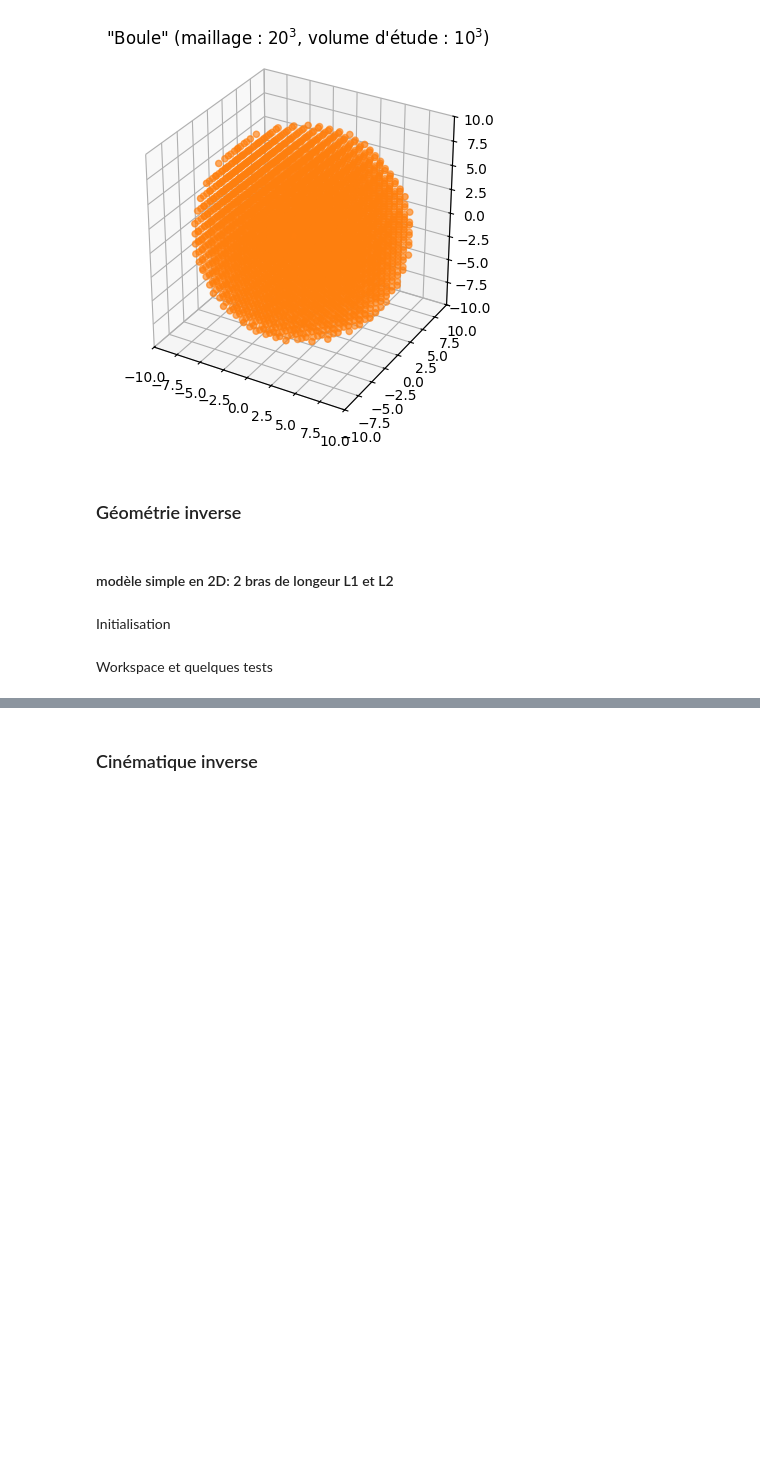
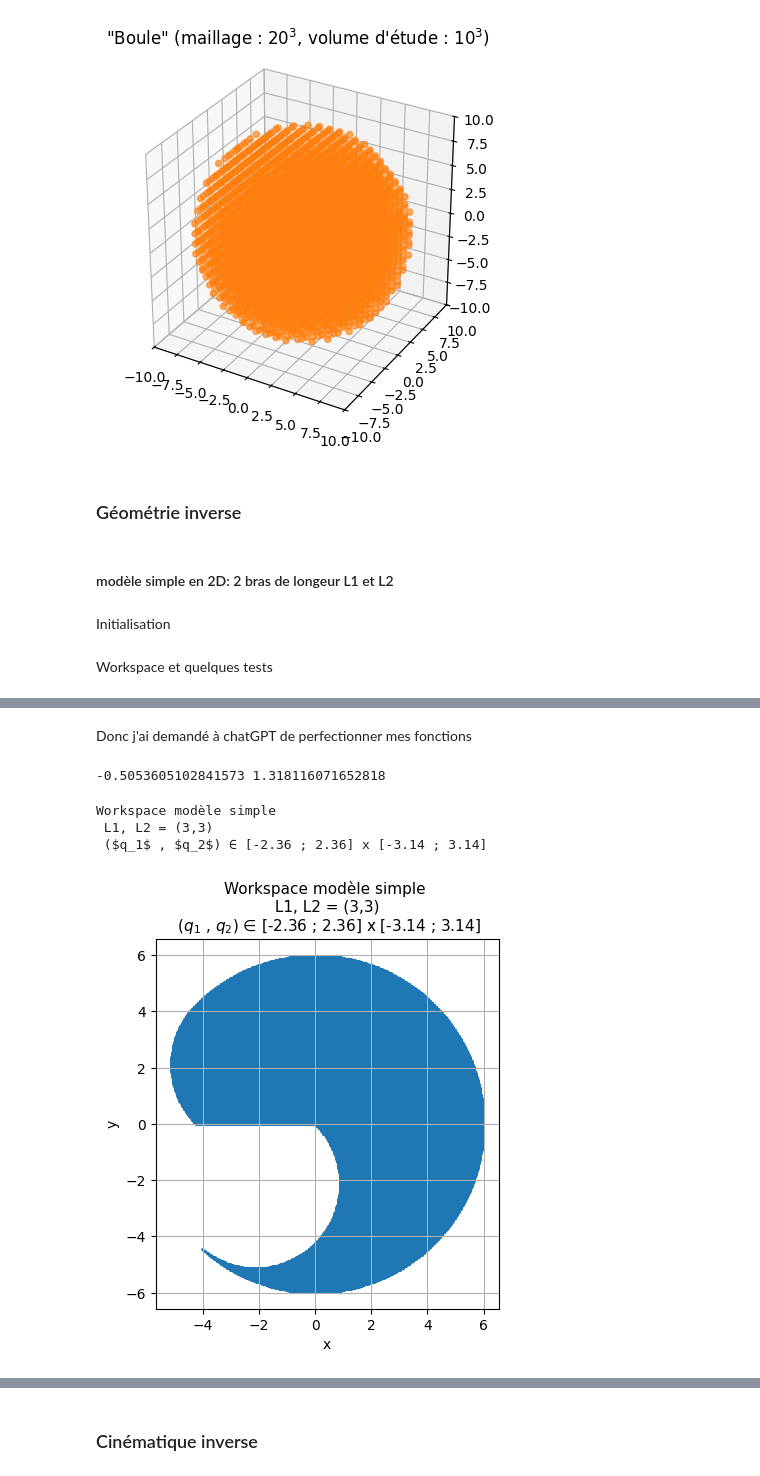
Before and after one commit to erwan-maugeri/Robot-Puma, a Jupyter notebook: cr_stage.ipynb, the cells around one changed output, grey strips where cells are left out. Saved outputs shown, nothing was run; the diff lists cells and outputs as text; code cells hidden in the pictures; blank space fills up the shorter version.

```diff
--- a/cr_stage.ipynb
+++ b/cr_stage.ipynb
@@ -255,11 +255,13 @@ Initialisation
 x = 3
 y = 3
 
-# paramètres et contraintes articulaires
+# Paramètres
 L1 = 3
-L2 = 1
-I_q1 = (-3*np.pi/2, 3*np.pi/2)
-I_q2 = (-2*np.pi, 2*np.pi)
+L2 = 3
+
+# Limites articulaires
+I_q1 = (-3*np.pi/4, 3*np.pi/4)
+I_q2 = (-np.pi, np.pi)
 # %%
 # modèles de géométrie inverse
 def q1(x,y) :
@@ -316,0 +323,2 @@ ValueError: The truth value of an array with more than one element is ambiguous.
+# %% [markdown]
+Donc j'ai demandé à chatGPT de perfectionner mes fonctions
@@ -316,0 +339,46 @@ ValueError: The truth value of an array with more than one element is ambiguous.
+# %%
+# Filtrage des positions
+def q(x, y):
+    '''Retourne un masque booléen des points (x,y) atteignables et dans les limites articulaires.'''
+    r = np.sqrt(x**2 + y**2)
+    reachable = (np.abs(L1 - L2) <= r) & (r <= L1 + L2)
+    q1_vals = q1(x, y)
+    q2_vals = q2(x, y)
+    q1_valid = (I_q1[0] <= q1_vals) & (q1_vals <= I_q1[1])
+    q2_valid = (I_q2[0] <= q2_vals) & (q2_vals <= I_q2[1])
+    return reachable & q1_valid & q2_valid
+# %%
+# petit test
+x,y = 4,0
+
+if q(x,y) == True :
+    print(q1(x,y),q2(x,y))
+else : print("pas de solution")
+# %% [output]
+-0.5053605102841573 1.318116071652818
+# %%
+# dessiner le workspace
+
+N = 500
+x = np.linspace(-(L1 + L2), L1 + L2, N)
+y = np.linspace(-(L1 + L2), L1 + L2, N)
+X, Y = np.meshgrid(x, y)
+
+mask = q(X, Y)
+
+fig, ax = plt.subplots()
+ax.scatter(X[mask], Y[mask], s=1)
+
+ax.set_aspect('equal')
+plt.grid(True)
+
+ax.set_title(f'Workspace modèle simple \n L1, L2 = ({L1},{L2}) \n ($q_1$ , $q_2$) ∈ [{I_q1[0]:.2f} ; {I_q1[1]:.2f}] x [{I_q2[0]:.2f} ; {I_q2[1]:.2f}]' , size='11')
+ax.set_xlabel('x')
+ax.set_ylabel('y')
+
+plt.show()
+# %% [output]
+Workspace modèle simple
+ L1, L2 = (3,3)
+ ($q_1$ , $q_2$) ∈ [-2.36 ; 2.36] x [-3.14 ; 3.14]
+[figure, added]
```
Also changed, not shown: parts of 6 cells of this notebook, 3 other files.
